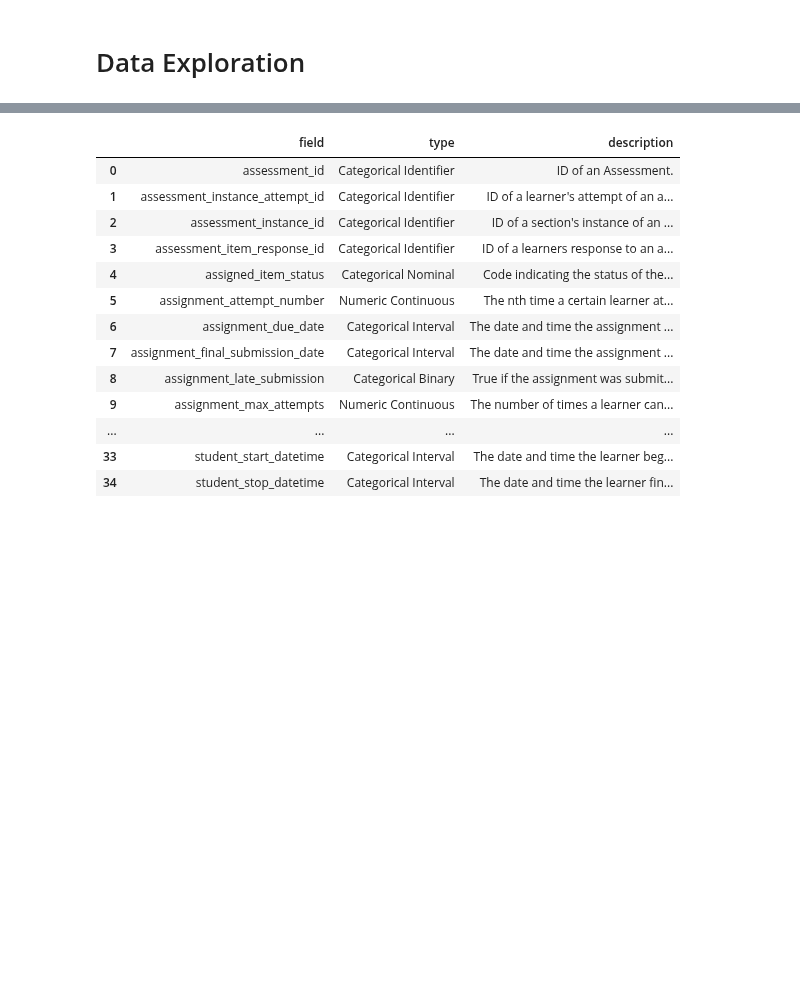
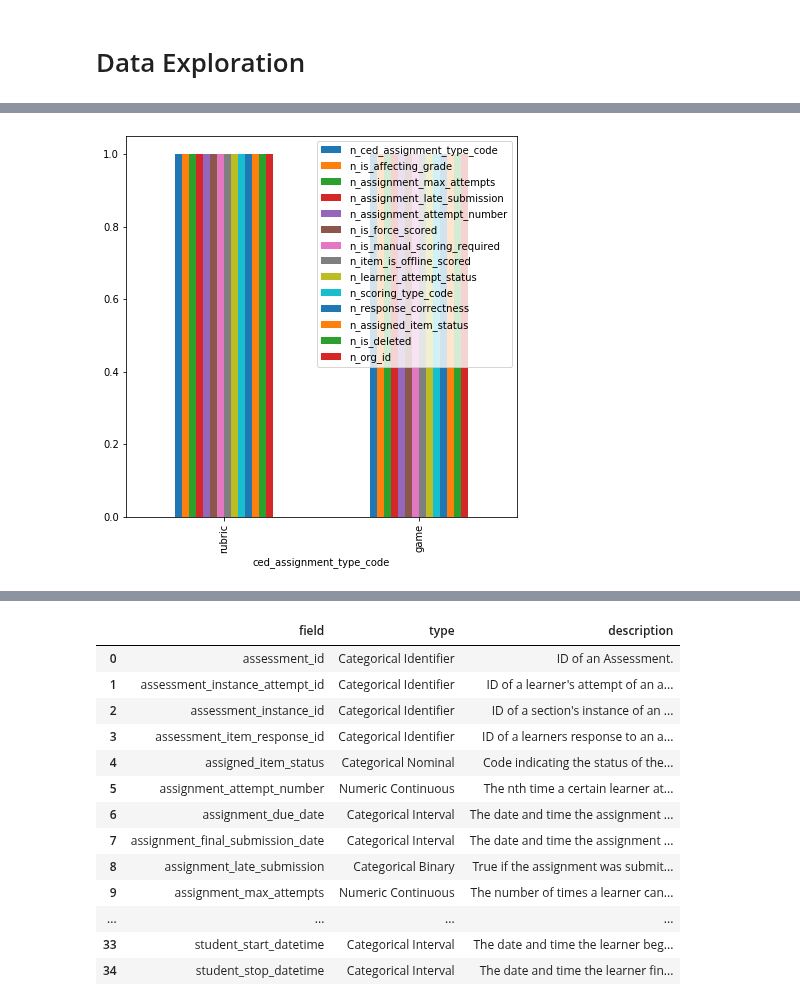
Before and after one commit to dlhinkley/c772-capstone-project, a Jupyter notebook: spark/C772CapstoneProject.ipynb, the cells around one changed output, grey strips where cells are left out. Saved outputs shown, nothing was run; the diff lists cells and outputs as text; code cells hidden in the pictures; blank space fills up the shorter version.

```diff
--- a/spark/C772CapstoneProject.ipynb
+++ b/spark/C772CapstoneProject.ipynb
@@ -31,0 +40,26 @@ dfRaw = spark.read.format('com.databricks.spark.csv').options(header='true', inf
+# %%
+from pyspark.sql.functions import col, countDistinct
+
+
+def relate_bar_chart(df, groupCol):
+    """ Give a dataframe, and a g
+    """
+
+    exCols = []
+
+    # Count distinct values of rows where assignment_start_date is null
+    dfCounts = df.groupBy(groupCol).agg(*(countDistinct(col(c)).alias("n_" + c) for c in df.columns))
+
+    # Filter fields to those with count of 1
+    for row in dfCounts.collect():
+      for c in dfCounts.columns:
+        if (row[c] != 1):
+          exCols.append(c)
+
+
+    exCols  = list(set(exCols)) # Get unique list
+    allCols = dfCounts.columns
+    inCols  = [col for col in allCols if col not in exCols] # Return cols not in exCols
+
+
+    dfCounts.select(*inCols, groupCol).toPandas().plot.bar(x=groupCol, figsize=(7,7))
@@ -31,0 +68,5 @@ dfRaw = spark.read.format('com.databricks.spark.csv').options(header='true', inf
+# %%
+df = dfClean.where(col("assignment_start_date").isNull())
+relate_bar_chart(df, "ced_assignment_type_code")
+# %% [output]
+[figure, added]
```
Also changed, not shown: parts of 27 cells of this notebook, 3 other files.
